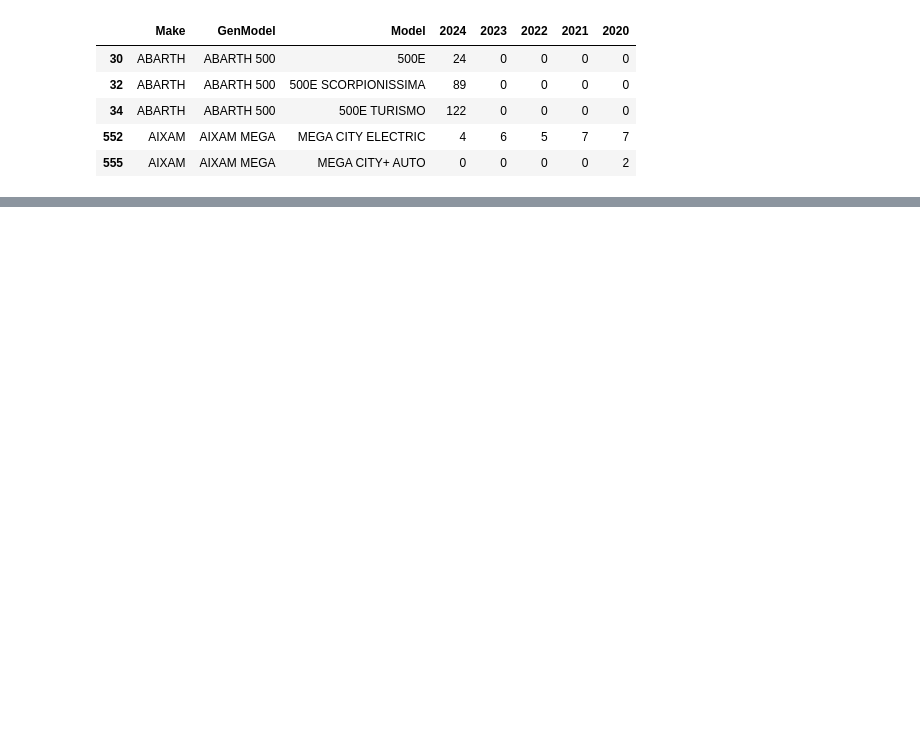
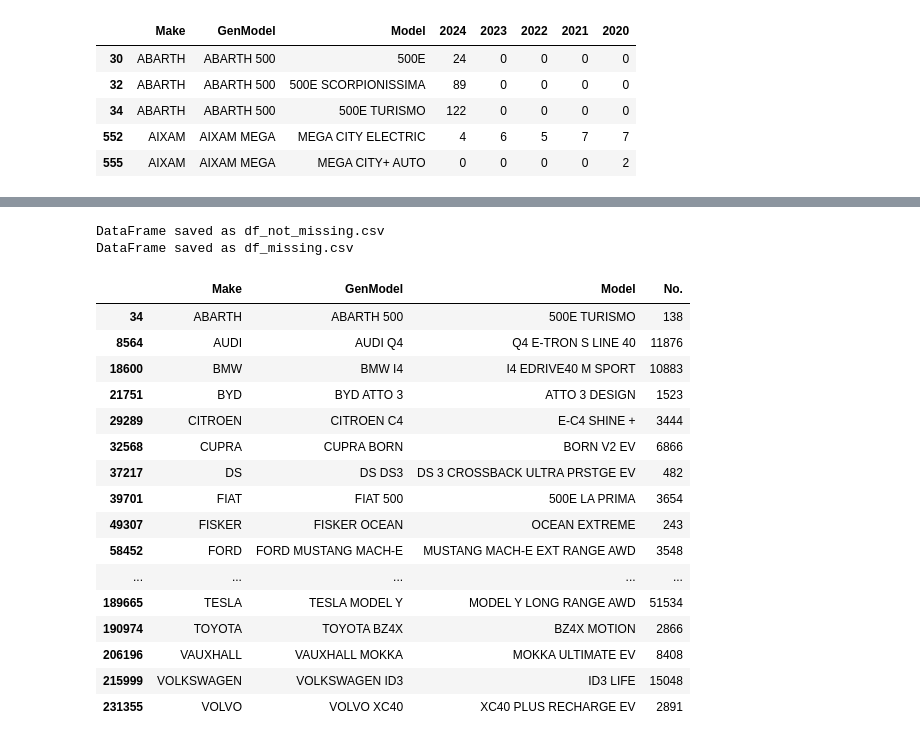
Before and after one commit to mahdifirouzi/Vehicle_Stats_GB, a Jupyter notebook: Filter the Raw Data.ipynb, the cells around one changed output, grey strips where cells are left out. Cells and saved outputs as stored; diff of their text form; code cells hidden in the pictures; blank space fills up the shorter version.

```diff
--- a/Filter the Raw Data.ipynb
+++ b/Filter the Raw Data.ipynb
@@ -104,0 +125,33 @@ BECar_Stat_UK_Registered_2024_2020_Q1.head()
+# %%
+save_dataframe(df_not_missing, "df_not_missing", file_format="csv", save_index=False)
+save_dataframe(df_missing, "df_missing", file_format="csv", save_index=False)
+# %% [output]
+DataFrame saved as df_not_missing.csv
+DataFrame saved as df_missing.csv
+# %%
+# Group by 'Make' and find the vehicle with the highest registrations within each make
+most_registered_per_make = df_not_missing.loc[df_not_missing.groupby('Make')['No.'].idxmax()]
+
+# Find the vehicle with the highest registrations in the whole dataset
+most_registered_overall = df_not_missing.loc[df_not_missing['No.'].idxmax()]
+
+# Display results
+most_registered_per_make
+# %% [output]
+|  | Make | GenModel | Model | No. |
+| 34 | ABARTH | ABARTH 500 | 500E TURISMO | 138 |
+| 8564 | AUDI | AUDI Q4 | Q4 E-TRON S LINE 40 | 11876 |
+| 18600 | BMW | BMW I4 | I4 EDRIVE40 M SPORT | 10883 |
+| 21751 | BYD | BYD ATTO 3 | ATTO 3 DESIGN | 1523 |
+| 29289 | CITROEN | CITROEN C4 | E-C4 SHINE + | 3444 |
+| 32568 | CUPRA | CUPRA BORN | BORN V2 EV | 6866 |
+| 37217 | DS | DS DS3 | DS 3 CROSSBACK ULTRA PRSTGE EV | 482 |
+| 39701 | FIAT | FIAT 500 | 500E LA PRIMA | 3654 |
+| 49307 | FISKER | FISKER OCEAN | OCEAN EXTREME | 243 |
+| 58452 | FORD | FORD MUSTANG MACH-E | MUSTANG MACH-E EXT RANGE AWD | 3548 |
+| ... | ... | ... | ... | ... |
+| 189665 | TESLA | TESLA MODEL Y | MODEL Y LONG RANGE AWD | 51534 |
+| 190974 | TOYOTA | TOYOTA BZ4X | BZ4X MOTION | 2866 |
+| 206196 | VAUXHALL | VAUXHALL MOKKA | MOKKA ULTIMATE EV | 8408 |
+| 215999 | VOLKSWAGEN | VOLKSWAGEN ID3 | ID3 LIFE | 15048 |
+| 231355 | VOLVO | VOLVO XC40 | XC40 PLUS RECHARGE EV | 2891 |
```
Also changed, not shown: parts of 15 cells of this notebook, 3 other files.
